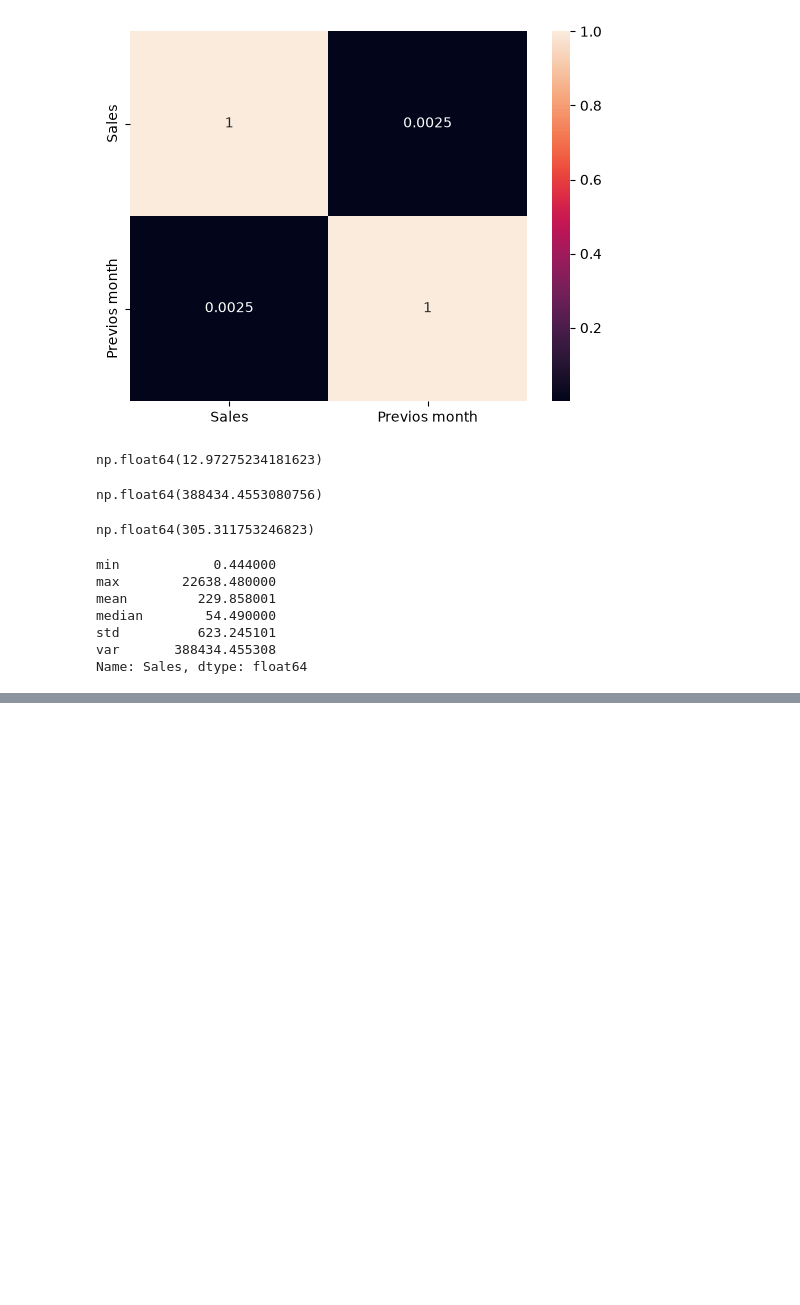
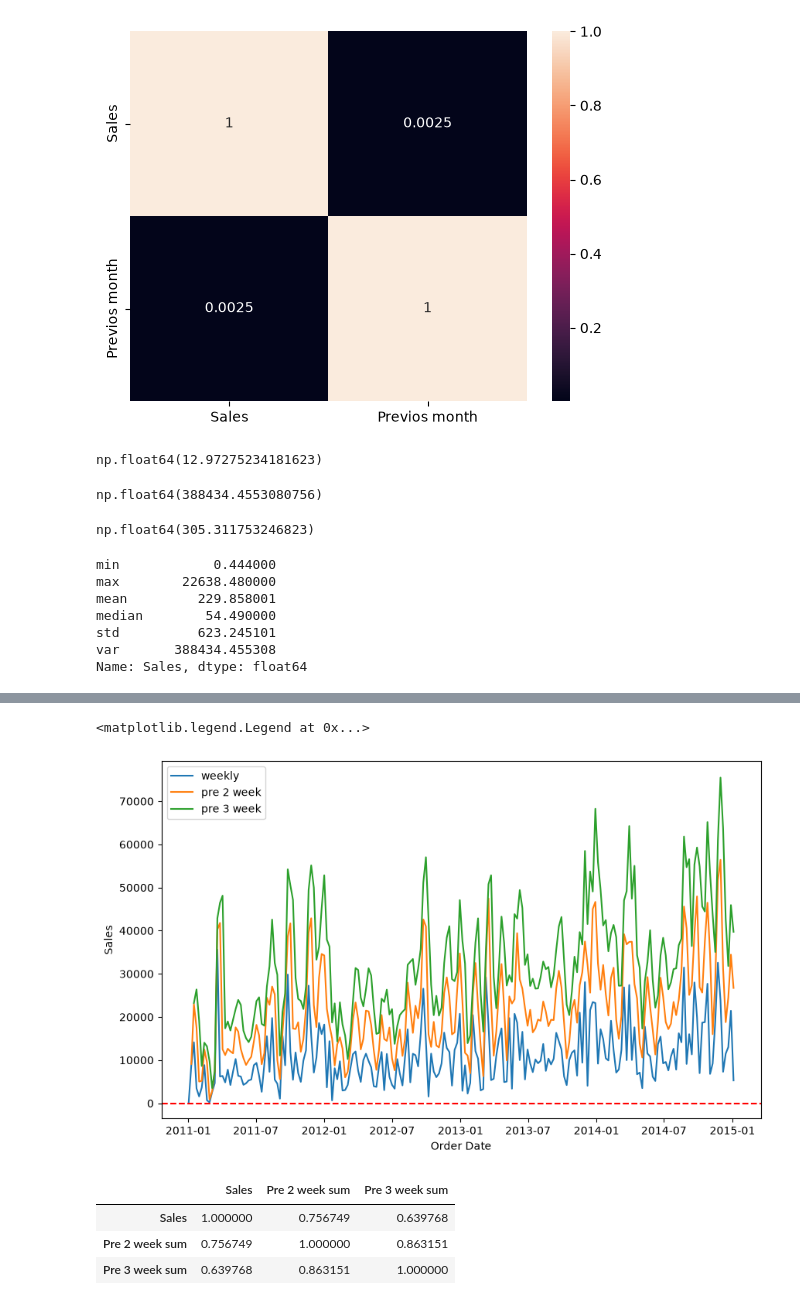
Before and after one commit to lakpalama7/data_science, a Jupyter notebook: data science/Untitled.ipynb, the cells around one changed output, grey strips where cells are left out. Cells and saved outputs as stored; diff of their text form; code cells hidden in the pictures; blank space fills up the shorter version.

```diff
--- a/data science/Untitled.ipynb
+++ b/data science/Untitled.ipynb
@@ -1930,0 +2382,3 @@ Name: Sales, dtype: float64
+# %%
+weekly_sales = data.resample('W')['Sales'].sum().reset_index()
+weekly_sales.head()
@@ -1930,0 +2392,3 @@ Name: Sales, dtype: float64
+# %%
+# rolling windows for 2 weeks for Sales
+weekly_sales.set_index('Order Date', inplace=True)
@@ -1930,0 +2402,3 @@ Name: Sales, dtype: float64
+# %%
+# rolling windows for 2 weeks for sales
+weekly_sales['Pre 2 week sum']=weekly_sales['Sales'].rolling(window=2).sum()
@@ -1930,0 +2415,3 @@ Name: Sales, dtype: float64
+# %%
+# rolling windows for 3 weeks
+weekly_sales['Pre 3 week sum']=weekly_sales['Sales'].rolling(window=3).sum()
@@ -1930,0 +2437,20 @@ Name: Sales, dtype: float64
+# %%
+# plot in line plot
+import seaborn as sns
+plt.figure(figsize=(10,6))
+sns.lineplot(x='Order Date', y='Sales', data=weekly_sales, label='weekly')
+sns.lineplot(x='Order Date', y='Pre 2 week sum', data=weekly_sales, label='pre 2 week')
+sns.lineplot(x='Order Date', y='Pre 3 week sum', data=weekly_sales, label='pre 3 week')
+plt.axhline(0, color='red', linestyle='--')
+plt.legend()
+# %% [output]
+<matplotlib.legend.Legend at 0x...>
+[figure, added]
+# %%
+# check correlation
+weekly_sales.corr()
+# %% [output]
+|  | Sales | Pre 2 week sum | Pre 3 week sum |
+| Sales | 1.000000 | 0.756749 | 0.639768 |
+| Pre 2 week sum | 0.756749 | 1.000000 | 0.863151 |
+| Pre 3 week sum | 0.639768 | 0.863151 | 1.000000 |
```
Also changed, not shown: parts of 161 cells of this notebook, 2 other files.
